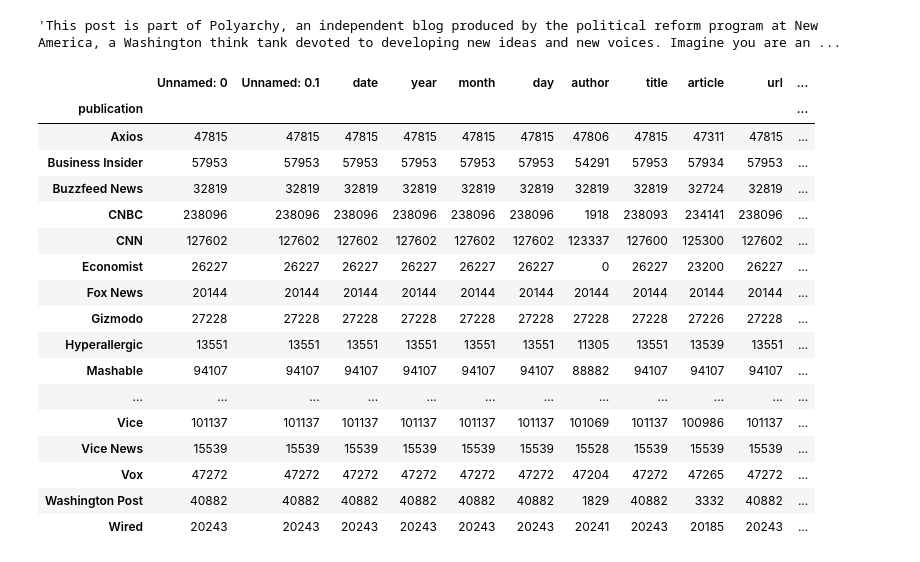
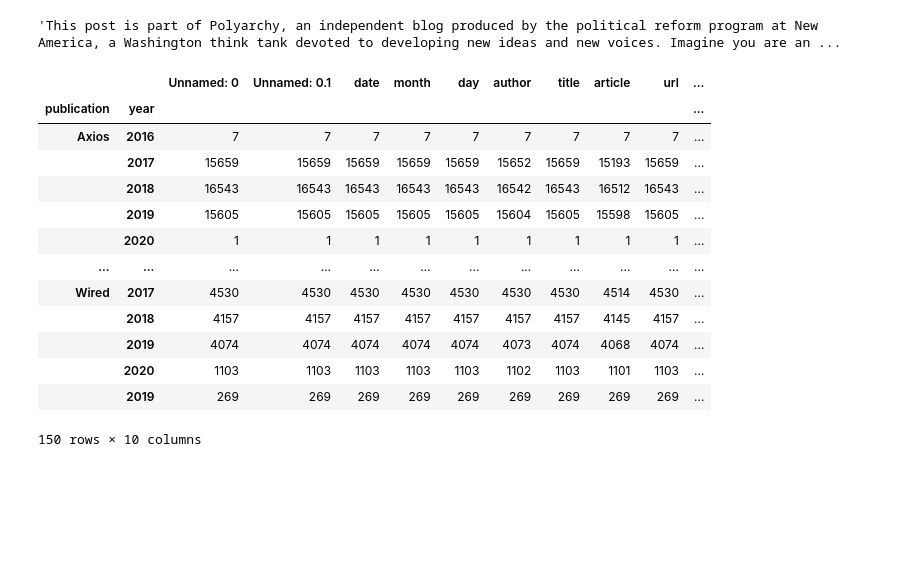
Before and after one commit to abbynewcomb/word_embeddings, a Jupyter notebook: subsetting.ipynb, the cells around one changed output. Saved outputs shown, nothing was run; the diff lists cells and outputs as text; code cells hidden in the pictures; blank space fills up the shorter version.

```diff
--- a/subsetting.ipynb
+++ b/subsetting.ipynb
@@ -50,23 +50,19 @@ df_vox[0]
 # %% [output]
 'This post is part of Polyarchy, an independent blog produced by the political reform program at New America, a Washington think tank devoted to developing new ideas and new voices. Imagine you are an ...
 # %%
-df.groupby('publication').count()
+df.groupby(['publication','year']).count()
 # %% [output]
-|  | Unnamed: 0 | Unnamed: 0.1 | date | year | month | day | author | title | article | url | ... |
-| publication |  |  |  |  |  |  |  |  |  |  | ... |
-| Axios | 47815 | 47815 | 47815 | 47815 | 47815 | 47815 | 47806 | 47815 | 47311 | 47815 | ... |
-| Business Insider | 57953 | 57953 | 57953 | 57953 | 57953 | 57953 | 54291 | 57953 | 57934 | 57953 | ... |
-| Buzzfeed News | 32819 | 32819 | 32819 | 32819 | 32819 | 32819 | 32819 | 32819 | 32724 | 32819 | ... |
-| CNBC | 238096 | 238096 | 238096 | 238096 | 238096 | 238096 | 1918 | 238093 | 234141 | 238096 | ... |
-| CNN | 127602 | 127602 | 127602 | 127602 | 127602 | 127602 | 123337 | 127600 | 125300 | 127602 | ... |
-| Economist | 26227 | 26227 | 26227 | 26227 | 26227 | 26227 | 0 | 26227 | 23200 | 26227 | ... |
-| Fox News | 20144 | 20144 | 20144 | 20144 | 20144 | 20144 | 20144 | 20144 | 20144 | 20144 | ... |
-| Gizmodo | 27228 | 27228 | 27228 | 27228 | 27228 | 27228 | 27228 | 27228 | 27226 | 27228 | ... |
-| Hyperallergic | 13551 | 13551 | 13551 | 13551 | 13551 | 13551 | 11305 | 13551 | 13539 | 13551 | ... |
-| Mashable | 94107 | 94107 | 94107 | 94107 | 94107 | 94107 | 88882 | 94107 | 94107 | 94107 | ... |
+|  |  | Unnamed: 0 | Unnamed: 0.1 | date | month | day | author | title | article | url | ... |
+| publication | year |  |  |  |  |  |  |  |  |  | ... |
+| Axios | 2016 | 7 | 7 | 7 | 7 | 7 | 7 | 7 | 7 | 7 | ... |
+|  | 2017 | 15659 | 15659 | 15659 | 15659 | 15659 | 15652 | 15659 | 15193 | 15659 | ... |
+|  | 2018 | 16543 | 16543 | 16543 | 16543 | 16543 | 16542 | 16543 | 16512 | 16543 | ... |
+|  | 2019 | 15605 | 15605 | 15605 | 15605 | 15605 | 15604 | 15605 | 15598 | 15605 | ... |
+|  | 2020 | 1 | 1 | 1 | 1 | 1 | 1 | 1 | 1 | 1 | ... |
 | ... | ... | ... | ... | ... | ... | ... | ... | ... | ... | ... | ... |
-| Vice | 101137 | 101137 | 101137 | 101137 | 101137 | 101137 | 101069 | 101137 | 100986 | 101137 | ... |
-| Vice News | 15539 | 15539 | 15539 | 15539 | 15539 | 15539 | 15528 | 15539 | 15539 | 15539 | ... |
-| Vox | 47272 | 47272 | 47272 | 47272 | 47272 | 47272 | 47204 | 47272 | 47265 | 47272 | ... |
-| Washington Post | 40882 | 40882 | 40882 | 40882 | 40882 | 40882 | 1829 | 40882 | 3332 | 40882 | ... |
-| Wired | 20243 | 20243 | 20243 | 20243 | 20243 | 20243 | 20241 | 20243 | 20185 | 20243 | ... |
+| Wired | 2017 | 4530 | 4530 | 4530 | 4530 | 4530 | 4530 | 4530 | 4514 | 4530 | ... |
+|  | 2018 | 4157 | 4157 | 4157 | 4157 | 4157 | 4157 | 4157 | 4145 | 4157 | ... |
+|  | 2019 | 4074 | 4074 | 4074 | 4074 | 4074 | 4073 | 4074 | 4068 | 4074 | ... |
+|  | 2020 | 1103 | 1103 | 1103 | 1103 | 1103 | 1102 | 1103 | 1101 | 1103 | ... |
+|  | 2019 | 269 | 269 | 269 | 269 | 269 | 269 | 269 | 269 | 269 | ... |
+150 rows × 10 columns
```
Also changed, not shown: parts of 5 cells of this notebook, 1 other file.
